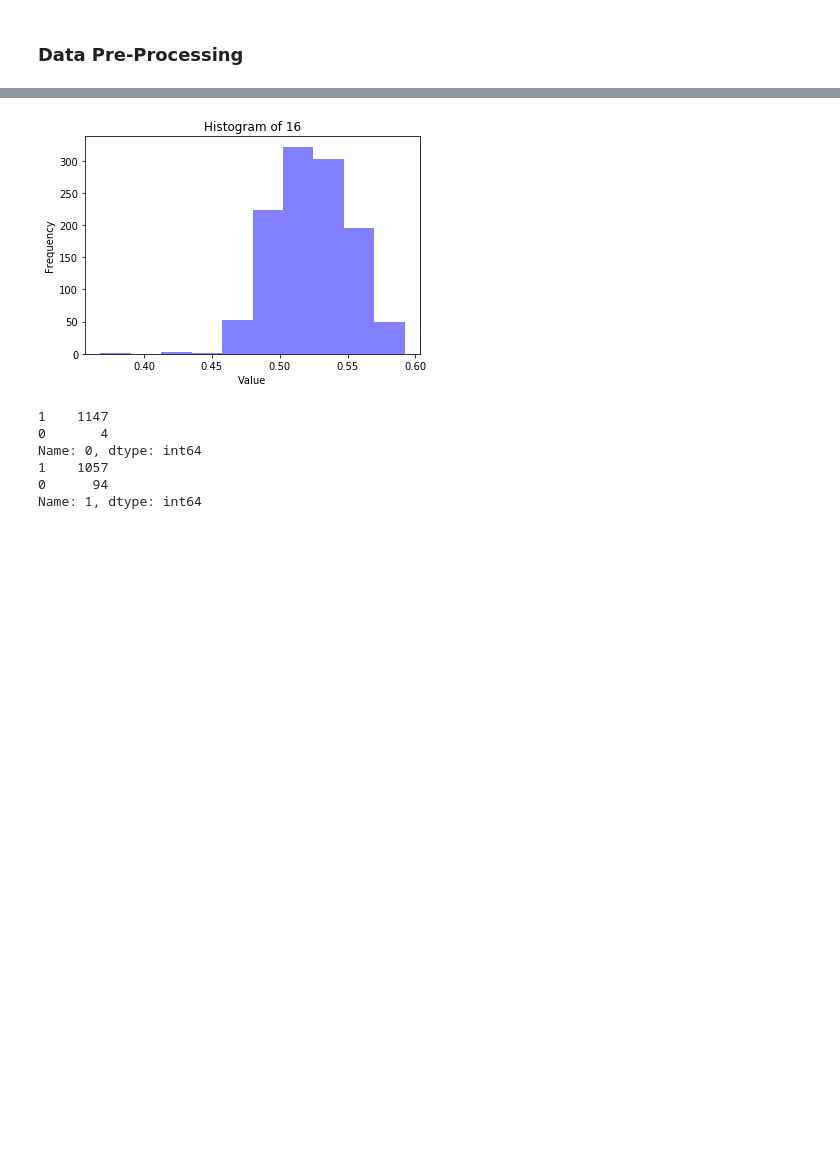
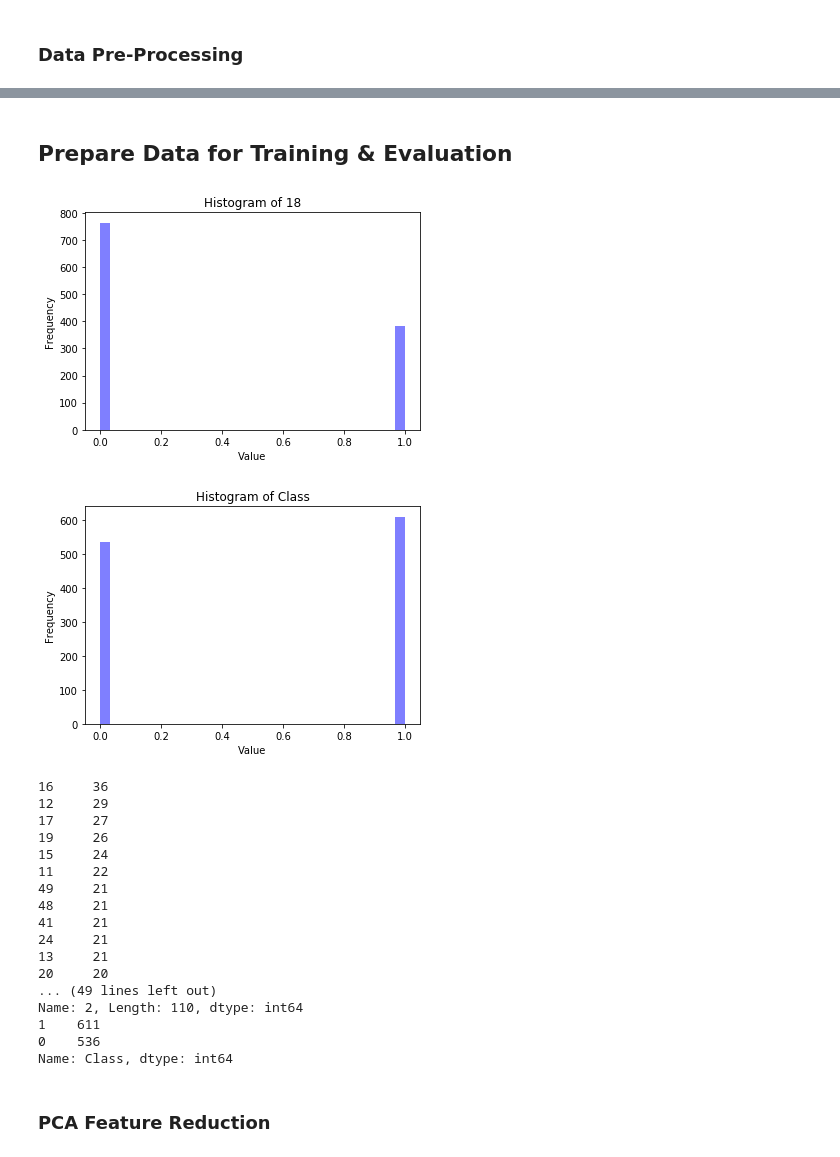
Before and after one commit to vipulpopat/MSCAI_CE4021_Project, a Jupyter notebook: Group2_3_Project_Molloy_9021906.ipynb, the cells around one changed output, grey strips where cells are left out. Saved outputs shown, nothing was run; the diff lists cells and outputs as text; code cells hidden in the pictures; blank space fills up the shorter version.

```diff
--- a/Group2_3_Project_Molloy_9021906.ipynb
+++ b/Group2_3_Project_Molloy_9021906.ipynb
@@ -96,0 +77,19 @@ Name: Class, dtype: int64
+# %%
+# Feature [0] is = 1 where we had accurate readigs and 0 where we had inaccurate readings
+# Goal to remove bad readings form samples
+print("Counts of Quality Assessment before Cleaning: \n", df['0'].value_counts())
+#print("Counts of pre-screening before Cleaning: \n", df['1'].value_counts())
+df_quality_equals_0 = df[df['0']==0]
+print("Hits for pre-screen == 0: ", df_quality_equals_0['Class'].value_counts())
+
+# No Hits where Quality Assessment == 0, so we can confidently remove these rows as outliers
+
+df = df[df['0'] != 0]
+
+print("Counts of quality assessment after Cleaning: \n", df['0'].value_counts())
+
+# We can drop this column now - '0'
+df = df.drop('0', 1)
+
+datashape = df.shape
+print("\nData now has ", datashape[0], " samples with ", datashape[1], " features")
@@ -96,0 +157,2 @@ Name: Class, dtype: int64
+# %% [markdown]
+## Prepare Data for Training & Evaluation
@@ -97,33 +168,48 @@ Name: Class, dtype: int64
 # %%
 import matplotlib.pyplot as plt
 
 def plot_histogram(x):
-    plt.hist(x, color="blue", alpha=0.5)
+    plt.hist(x, color="blue", alpha=0.5, bins=30)
     plt.title("Histogram of {}".format(x.name))
     plt.xlabel("Value")
     plt.ylabel("Frequency")
     plt.show()
 
-plot_histogram(X['16'])
+plot_histogram(X['18'])
+plot_histogram(y)
 # print(X['16'].value_counts())
 
 def plot(z):
     plt.title("Plot of Values of {}".format(z.name))
     plt.plot(z)
     plt.show()
 
 # df = df[df.line_race != 0]
 # df.loc[(df['age'] == 21) & df['favorite_color'].isin(array)]
-print( df['0'].value_counts())
-print( df['1'].value_counts())
+print( df['2'].value_counts())
+print( y.value_counts())
 # %% [output]
-[figure, old version]
+[figure, new version]
+[figure, added]
-1    1147
-0       4
-Name: 0, dtype: int64
-1    1057
-0      94
-Name: 1, dtype: int64
+16     36
+12     29
+17     27
+19     26
+15     24
+11     22
+49     21
+48     21
+41     21
+24     21
+13     21
+20     20
+... (49 lines left out)
+Name: 2, Length: 110, dtype: int64
+1    611
+0    536
+Name: Class, dtype: int64
+# %% [markdown]
+### PCA Feature Reduction
 # %%
 from sklearn.decomposition import PCA
 import pandas as pd
```
Also changed, not shown: parts of 21 cells of this notebook, 2 other files.
